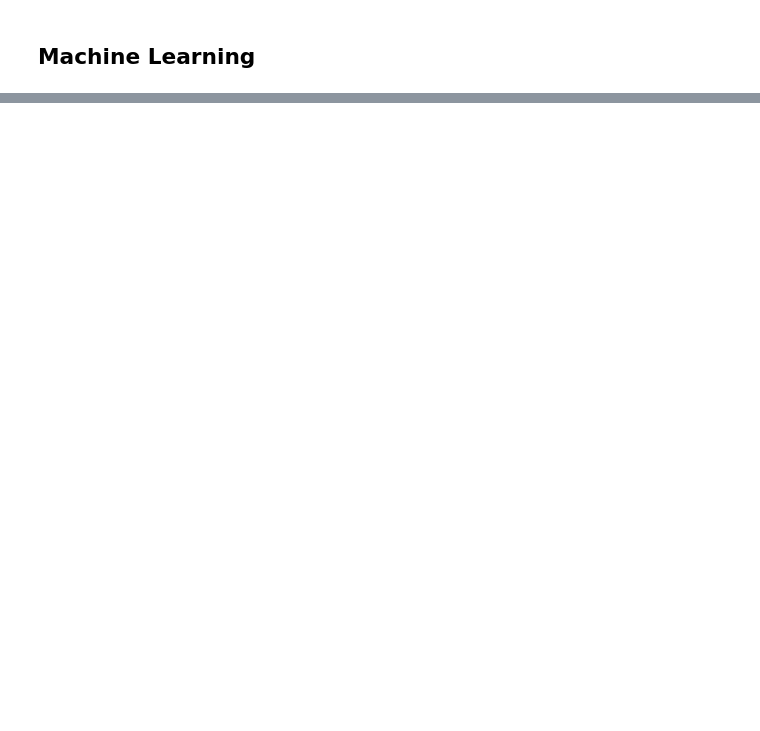
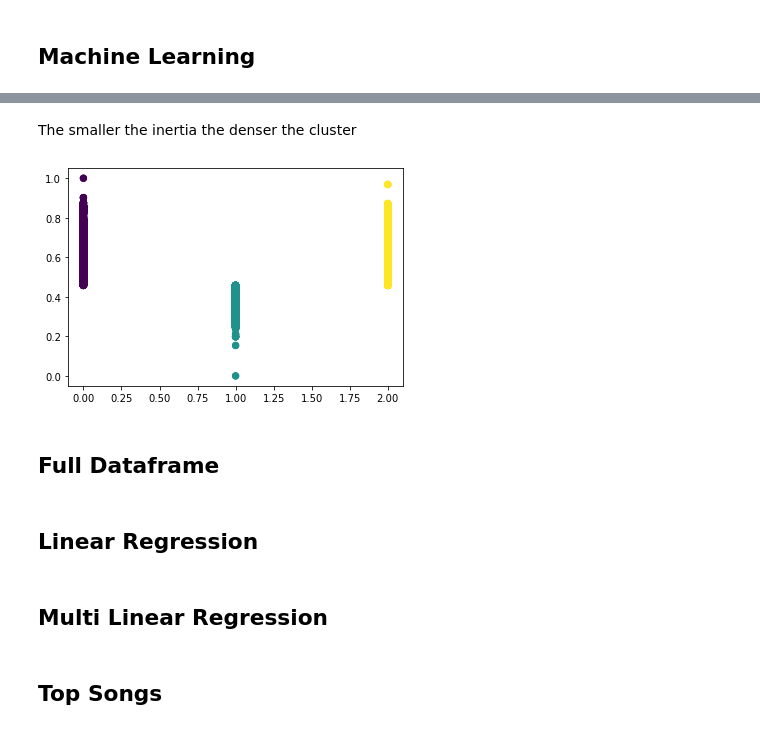
Before and after one commit to 12wollmana/UMN-Data_Analytics-Project_03, a Jupyter notebook: database/etl/etl.ipynb, the cells around one changed output, grey strips where cells are left out. Cells and saved outputs as stored; diff of their text form; code cells hidden in the pictures; blank space fills up the shorter version.

```diff
--- a/database/etl/etl.ipynb
+++ b/database/etl/etl.ipynb
@@ -92,0 +115,19 @@ plt.show()
+# %%
+from sklearn import preprocessing
+from sklearn.preprocessing import MinMaxScaler
+scaler = MinMaxScaler()
+
+X_scaled = scaler.fit_transform(attribute_df)
+X_scaled_df = pd.DataFrame(scaler.fit_transform(attribute_df), columns=attribute_df.columns, index=attribute_df.index)
+# %%
+# Create a kmeans model
+from sklearn.cluster import KMeans
+kmeans = KMeans(n_clusters=3)
+
+# Fit the model to the data
+kmeans.fit(X_scaled)
+
+# Use the data to predict the clusters
+# save the predictions as `predicted_clusters`
+predicted_clusters = kmeans.predict(X_scaled)
+X_scaled_df["Cluster"] = predicted_clusters
@@ -92,0 +155,10 @@ plt.show()
+# %% [markdown]
+The smaller the inertia the denser the cluster
+# %%
+# Plot the clusters
+plt.scatter(X_scaled_df['Cluster'], X_scaled_df['tempo'], c=X_scaled_df['Cluster'], s=40, cmap='viridis')
+plt.show()
+# %% [output]
+[figure, added]
+# %% [markdown]
+## Full Dataframe
@@ -92,0 +168,2 @@ plt.show()
+# %% [markdown]
+## Linear Regression
@@ -92,0 +179,2 @@ plt.show()
+# %% [markdown]
+## Multi Linear Regression
@@ -92,0 +191,2 @@ plt.show()
+# %% [markdown]
+## Top Songs
```
Also changed, not shown: parts of 44 cells of this notebook.
